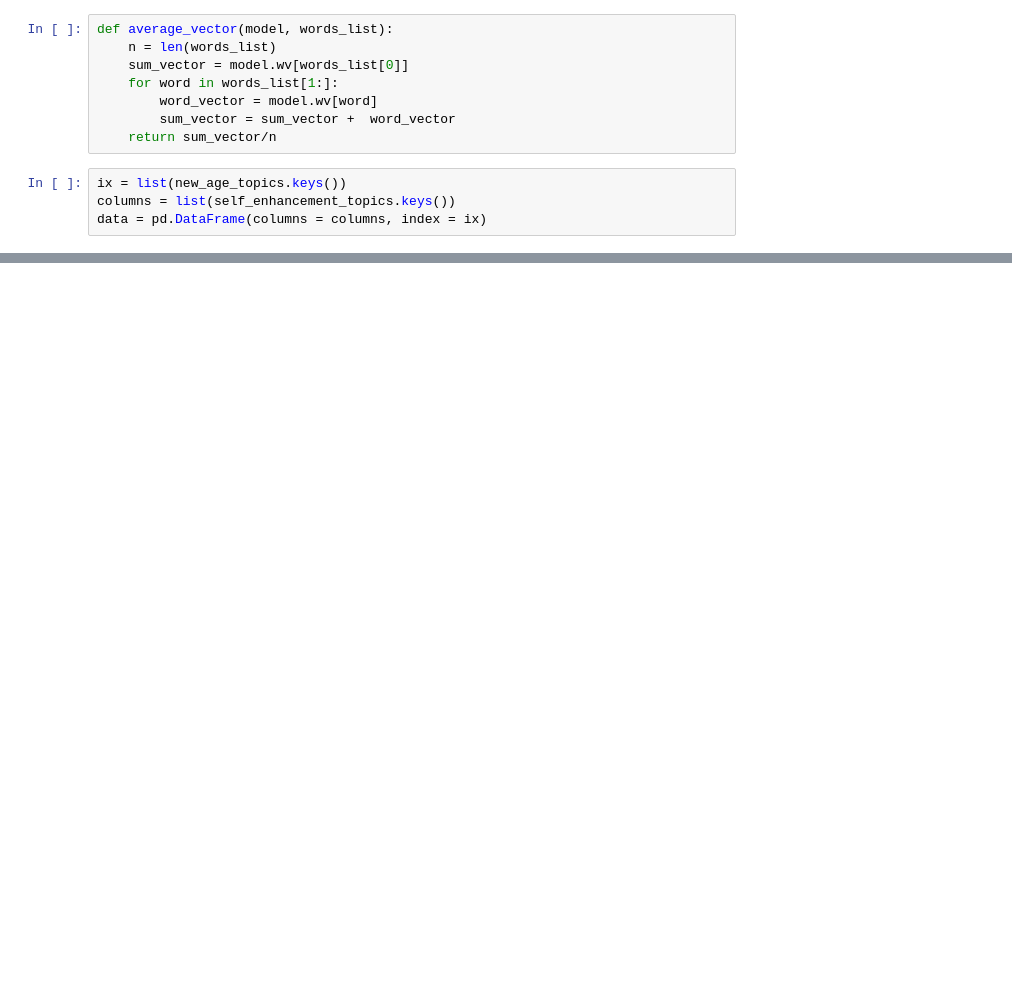
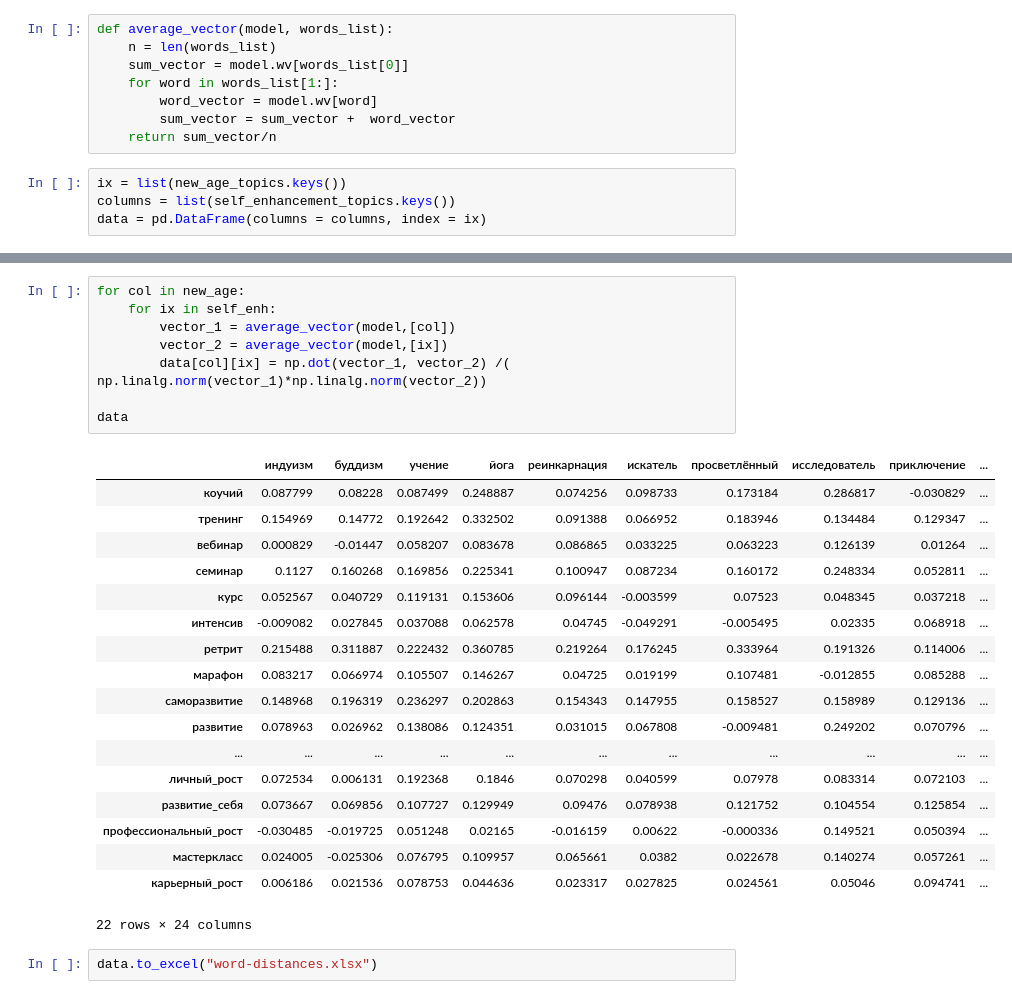
Before and after one commit to Revelia/NLP_analysis_of_russian_social_media, a Jupyter notebook: conceptwise distances.ipynb, the cells around one changed output, grey strips where cells are left out. Cells and saved outputs as stored; diff of their text form; blank space fills up the shorter version.

Commit message:
word-distance

```diff
--- a/conceptwise distances.ipynb
+++ b/conceptwise distances.ipynb
@@ -56,0 +69,29 @@ data.astype('float').style.background_gradient(cmap='Blues')
+# %%
+for col in new_age:
+    for ix in self_enh:
+        vector_1 = average_vector(model,[col])
+        vector_2 = average_vector(model,[ix])
+        data[col][ix] = np.dot(vector_1, vector_2) /( np.linalg.norm(vector_1)*np.linalg.norm(vector_2))
+
+data
+# %% [output]
+|  | индуизм | буддизм | учение | йога | реинкарнация | искатель | просветлённый | исследователь | приключение | ... |
+| коучий | 0.087799 | 0.08228 | 0.087499 | 0.248887 | 0.074256 | 0.098733 | 0.173184 | 0.286817 | -0.030829 | ... |
+| тренинг | 0.154969 | 0.14772 | 0.192642 | 0.332502 | 0.091388 | 0.066952 | 0.183946 | 0.134484 | 0.129347 | ... |
+| вебинар | 0.000829 | -0.01447 | 0.058207 | 0.083678 | 0.086865 | 0.033225 | 0.063223 | 0.126139 | 0.01264 | ... |
+| семинар | 0.1127 | 0.160268 | 0.169856 | 0.225341 | 0.100947 | 0.087234 | 0.160172 | 0.248334 | 0.052811 | ... |
+| курс | 0.052567 | 0.040729 | 0.119131 | 0.153606 | 0.096144 | -0.003599 | 0.07523 | 0.048345 | 0.037218 | ... |
+| интенсив | -0.009082 | 0.027845 | 0.037088 | 0.062578 | 0.04745 | -0.049291 | -0.005495 | 0.02335 | 0.068918 | ... |
+| ретрит | 0.215488 | 0.311887 | 0.222432 | 0.360785 | 0.219264 | 0.176245 | 0.333964 | 0.191326 | 0.114006 | ... |
+| марафон | 0.083217 | 0.066974 | 0.105507 | 0.146267 | 0.04725 | 0.019199 | 0.107481 | -0.012855 | 0.085288 | ... |
+| саморазвитие | 0.148968 | 0.196319 | 0.236297 | 0.202863 | 0.154343 | 0.147955 | 0.158527 | 0.158989 | 0.129136 | ... |
+| развитие | 0.078963 | 0.026962 | 0.138086 | 0.124351 | 0.031015 | 0.067808 | -0.009481 | 0.249202 | 0.070796 | ... |
+| ... | ... | ... | ... | ... | ... | ... | ... | ... | ... | ... |
+| личный_рост | 0.072534 | 0.006131 | 0.192368 | 0.1846 | 0.070298 | 0.040599 | 0.07978 | 0.083314 | 0.072103 | ... |
+| развитие_себя | 0.073667 | 0.069856 | 0.107727 | 0.129949 | 0.09476 | 0.078938 | 0.121752 | 0.104554 | 0.125854 | ... |
+| профессиональный_рост | -0.030485 | -0.019725 | 0.051248 | 0.02165 | -0.016159 | 0.00622 | -0.000336 | 0.149521 | 0.050394 | ... |
+| мастеркласс | 0.024005 | -0.025306 | 0.076795 | 0.109957 | 0.065661 | 0.0382 | 0.022678 | 0.140274 | 0.057261 | ... |
+| карьерный_рост | 0.006186 | 0.021536 | 0.078753 | 0.044636 | 0.023317 | 0.027825 | 0.024561 | 0.05046 | 0.094741 | ... |
+22 rows × 24 columns
+# %%
+data.to_excel("word-distances.xlsx")
```
Also changed, not shown: parts of 4 cells of this notebook.
